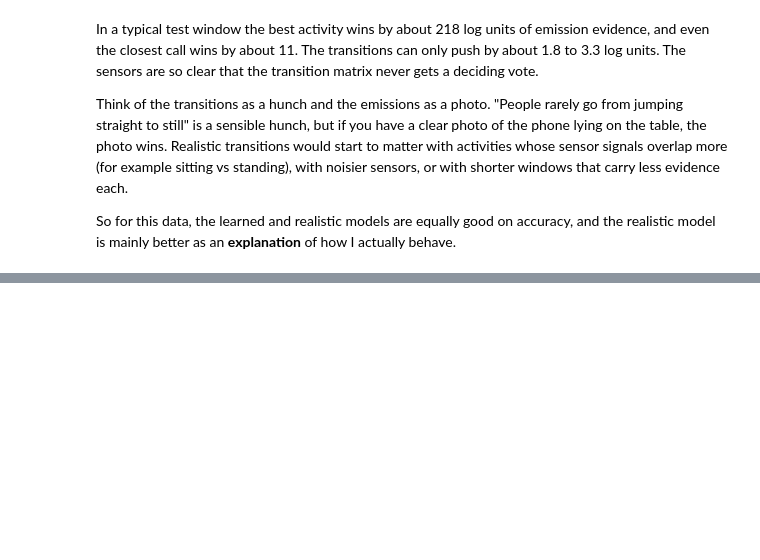
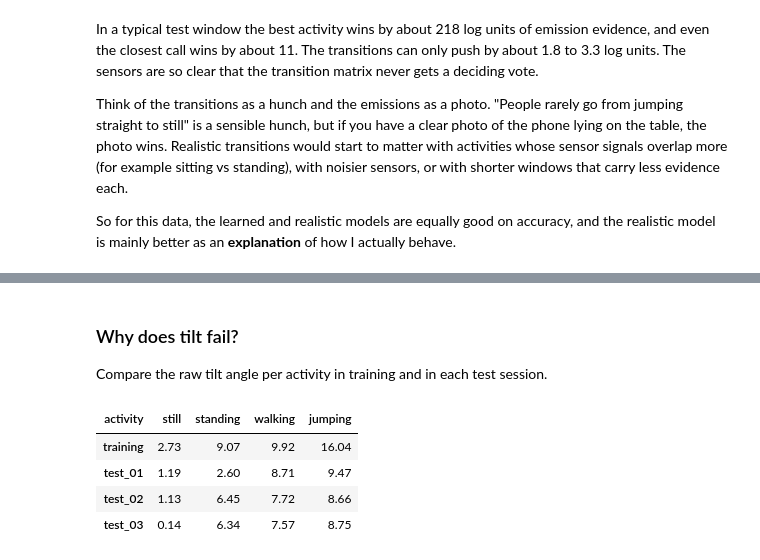
Before and after one commit to michael-alu/hidden-markov-models, a Jupyter notebook: hmm_activity_recognition.ipynb, the cells around one changed output, grey strips where cells are left out. Cells and saved outputs as stored; diff of their text form; code cells hidden in the pictures; blank space fills up the shorter version.

```diff
--- a/hmm_activity_recognition.ipynb
+++ b/hmm_activity_recognition.ipynb
@@ -1609,7 +1609,7 @@ def count_activity_switches(predicted: pd.Series) -> int:
 
     return int(changed.sum()) - 1
 # %%
-realistic_sessions = decode_test_sessions(realistic_model)
+realistic_sessions = decode_test_sessions(realistic_model, FEATURE_NAMES)
 
 comparison_rows: list[ModelComparisonRow] = []
 
@@ -1726,0 +1804,31 @@ So for this data, the learned and realistic models are equally good on accuracy,
+# %% [markdown]
+### Why does tilt fail?
+
+Compare the raw tilt angle per activity in training and in each test session.
+# %%
+tilt_rows: list[pd.Series] = []
+
+training_tilt = train_features.groupby("activity")["tilt_degrees"].mean()
+
+training_tilt.name = "training"
+
+tilt_rows.append(training_tilt)
+
+for session_name in TEST_SESSIONS:
+    session_table = test_features[session_name]
+
+    scored_rows = session_table[session_table["activity"] != TRANSITION_LABEL]
+
+    session_tilt = scored_rows.groupby("activity")["tilt_degrees"].mean()
+
+    session_tilt.name = session_name
+
+    tilt_rows.append(session_tilt)
+
+pd.DataFrame(tilt_rows)[ACTIVITIES].round(2)
+# %% [output]
+| activity | still | standing | walking | jumping |
+| training | 2.73 | 9.07 | 9.92 | 16.04 |
+| test_01 | 1.19 | 2.60 | 8.71 | 9.47 |
+| test_02 | 1.13 | 6.45 | 7.72 | 8.66 |
+| test_03 | 0.14 | 6.34 | 7.57 | 8.75 |
```
Also changed, not shown: parts of 10 cells of this notebook.
